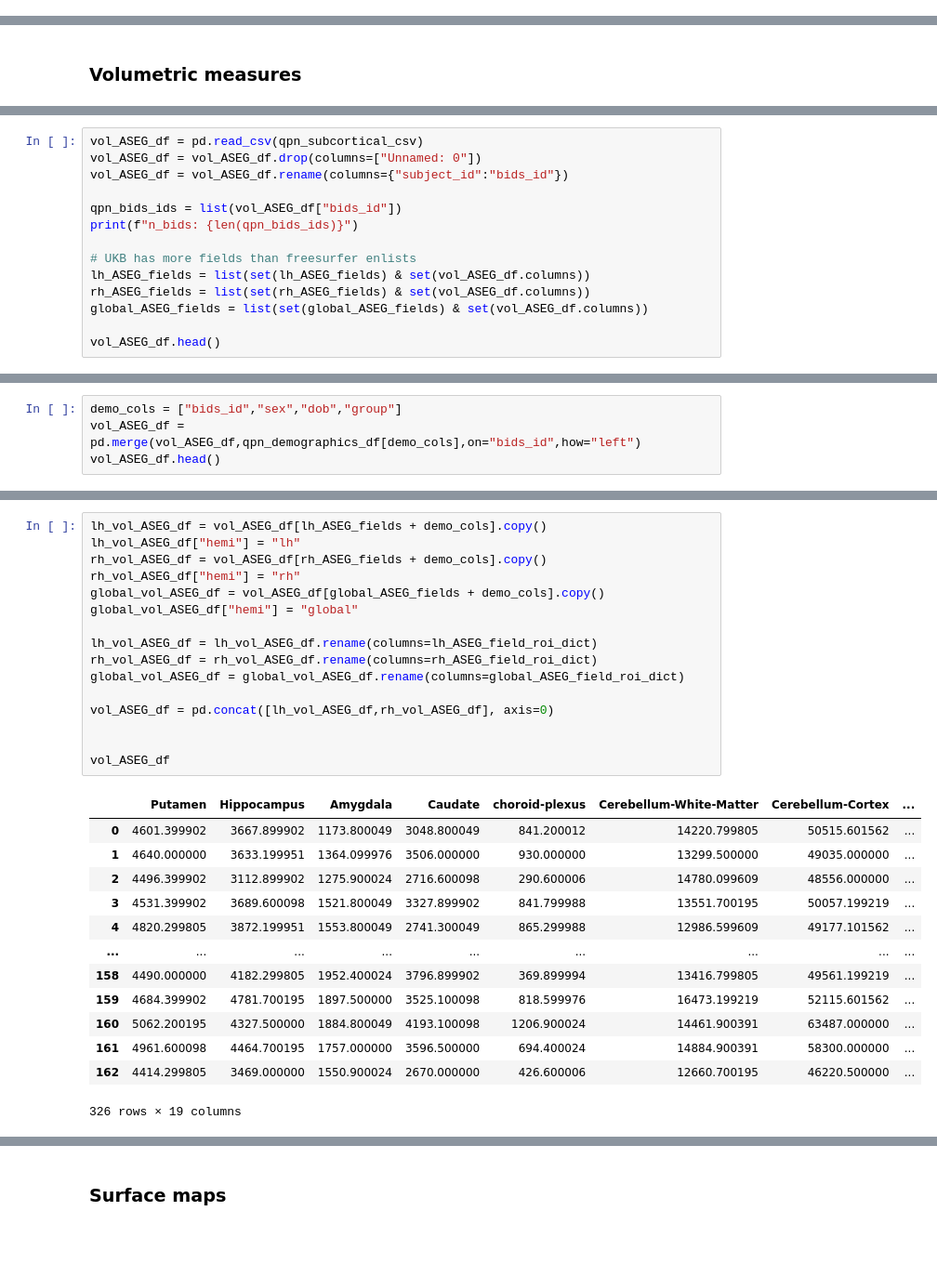
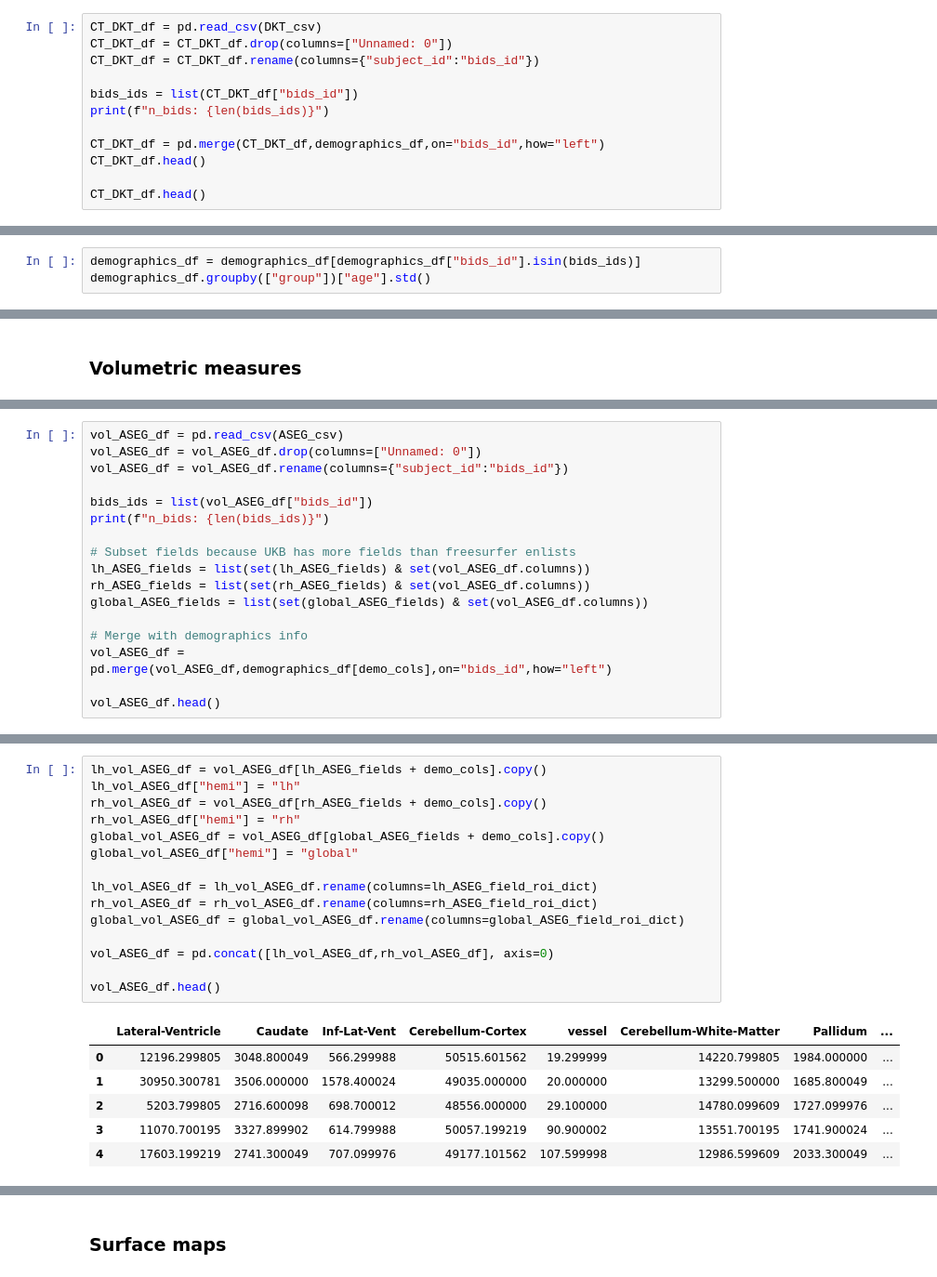
Before and after one commit to yarikoptic/mr_proc, a Jupyter notebook: analysis/CT/notebooks/FS_stats.ipynb, the cells around one changed output, grey strips where cells are left out. Shown at 93% size. Drawn from its saved outputs; the diff is of its cells as text; blank space fills up the shorter version.

```diff
--- a/analysis/CT/notebooks/FS_stats.ipynb
+++ b/analysis/CT/notebooks/FS_stats.ipynb
@@ -162,0 +118,12 @@ sns.palplot(palette)
+# %%
+CT_DKT_df = pd.read_csv(DKT_csv)
+CT_DKT_df = CT_DKT_df.drop(columns=["Unnamed: 0"])
+CT_DKT_df = CT_DKT_df.rename(columns={"subject_id":"bids_id"})
+
+bids_ids = list(CT_DKT_df["bids_id"])
+print(f"n_bids: {len(bids_ids)}")
+
+CT_DKT_df = pd.merge(CT_DKT_df,demographics_df,on="bids_id",how="left")
+CT_DKT_df.head()
+
+CT_DKT_df.head()
@@ -162,0 +141,3 @@ sns.palplot(palette)
+# %%
+demographics_df = demographics_df[demographics_df["bids_id"].isin(bids_ids)]
+demographics_df.groupby(["group"])["age"].std()
@@ -226,15 +195,18 @@ ASEG_fields_df.head()
 # %%
-vol_ASEG_df = pd.read_csv(qpn_subcortical_csv)
+vol_ASEG_df = pd.read_csv(ASEG_csv)
 vol_ASEG_df = vol_ASEG_df.drop(columns=["Unnamed: 0"])
 vol_ASEG_df = vol_ASEG_df.rename(columns={"subject_id":"bids_id"})
 
-qpn_bids_ids = list(vol_ASEG_df["bids_id"])
-print(f"n_bids: {len(qpn_bids_ids)}")
+bids_ids = list(vol_ASEG_df["bids_id"])
+print(f"n_bids: {len(bids_ids)}")
 
-# UKB has more fields than freesurfer enlists
+# Subset fields because UKB has more fields than freesurfer enlists
 lh_ASEG_fields = list(set(lh_ASEG_fields) & set(vol_ASEG_df.columns))
 rh_ASEG_fields = list(set(rh_ASEG_fields) & set(vol_ASEG_df.columns))
 global_ASEG_fields = list(set(global_ASEG_fields) & set(vol_ASEG_df.columns))
 
+# Merge with demographics info
+vol_ASEG_df = pd.merge(vol_ASEG_df,demographics_df[demo_cols],on="bids_id",how="left")
+
 vol_ASEG_df.head()
 # %% [output]
@@ -249,4 +220,0 @@ n_bids: 163
-# %%
-demo_cols = ["bids_id","sex","dob","group"]
-vol_ASEG_df = pd.merge(vol_ASEG_df,qpn_demographics_df[demo_cols],on="bids_id",how="left")
-vol_ASEG_df.head()
@@ -261,30 +223,22 @@ vol_ASEG_df.head()
 # %%
 lh_vol_ASEG_df = vol_ASEG_df[lh_ASEG_fields + demo_cols].copy()
 lh_vol_ASEG_df["hemi"] = "lh"
 rh_vol_ASEG_df = vol_ASEG_df[rh_ASEG_fields + demo_cols].copy()
 rh_vol_ASEG_df["hemi"] = "rh"
 global_vol_ASEG_df = vol_ASEG_df[global_ASEG_fields + demo_cols].copy()
 global_vol_ASEG_df["hemi"] = "global"
 
 lh_vol_ASEG_df = lh_vol_ASEG_df.rename(columns=lh_ASEG_field_roi_dict)
 rh_vol_ASEG_df = rh_vol_ASEG_df.rename(columns=rh_ASEG_field_roi_dict)
 global_vol_ASEG_df = global_vol_ASEG_df.rename(columns=global_ASEG_field_roi_dict)
 
 vol_ASEG_df = pd.concat([lh_vol_ASEG_df,rh_vol_ASEG_df], axis=0)
 
-
-vol_ASEG_df
+vol_ASEG_df.head()
 # %% [output]
-|  | Putamen | Hippocampus | Amygdala | Caudate | choroid-plexus | Cerebellum-White-Matter | Cerebellum-Cortex | ... |
-| 0 | 4601.399902 | 3667.899902 | 1173.800049 | 3048.800049 | 841.200012 | 14220.799805 | 50515.601562 | ... |
-| 1 | 4640.000000 | 3633.199951 | 1364.099976 | 3506.000000 | 930.000000 | 13299.500000 | 49035.000000 | ... |
-| 2 | 4496.399902 | 3112.899902 | 1275.900024 | 2716.600098 | 290.600006 | 14780.099609 | 48556.000000 | ... |
-| 3 | 4531.399902 | 3689.600098 | 1521.800049 | 3327.899902 | 841.799988 | 13551.700195 | 50057.199219 | ... |
-| 4 | 4820.299805 | 3872.199951 | 1553.800049 | 2741.300049 | 865.299988 | 12986.599609 | 49177.101562 | ... |
-| ... | ... | ... | ... | ... | ... | ... | ... | ... |
-| 158 | 4490.000000 | 4182.299805 | 1952.400024 | 3796.899902 | 369.899994 | 13416.799805 | 49561.199219 | ... |
-| 159 | 4684.399902 | 4781.700195 | 1897.500000 | 3525.100098 | 818.599976 | 16473.199219 | 52115.601562 | ... |
-| 160 | 5062.200195 | 4327.500000 | 1884.800049 | 4193.100098 | 1206.900024 | 14461.900391 | 63487.000000 | ... |
-| 161 | 4961.600098 | 4464.700195 | 1757.000000 | 3596.500000 | 694.400024 | 14884.900391 | 58300.000000 | ... |
-| 162 | 4414.299805 | 3469.000000 | 1550.900024 | 2670.000000 | 426.600006 | 12660.700195 | 46220.500000 | ... |
+|  | Lateral-Ventricle | Caudate | Inf-Lat-Vent | Cerebellum-Cortex | vessel | Cerebellum-White-Matter | Pallidum | ... |
+| 0 | 12196.299805 | 3048.800049 | 566.299988 | 50515.601562 | 19.299999 | 14220.799805 | 1984.000000 | ... |
+| 1 | 30950.300781 | 3506.000000 | 1578.400024 | 49035.000000 | 20.000000 | 13299.500000 | 1685.800049 | ... |
+| 2 | 5203.799805 | 2716.600098 | 698.700012 | 48556.000000 | 29.100000 | 14780.099609 | 1727.099976 | ... |
+| 3 | 11070.700195 | 3327.899902 | 614.799988 | 50057.199219 | 90.900002 | 13551.700195 | 1741.900024 | ... |
+| 4 | 17603.199219 | 2741.300049 | 707.099976 | 49177.101562 | 107.599998 | 12986.599609 | 2033.300049 | ... |
-326 rows × 19 columns
```
Also changed, not shown: parts of 39 cells of this notebook.
